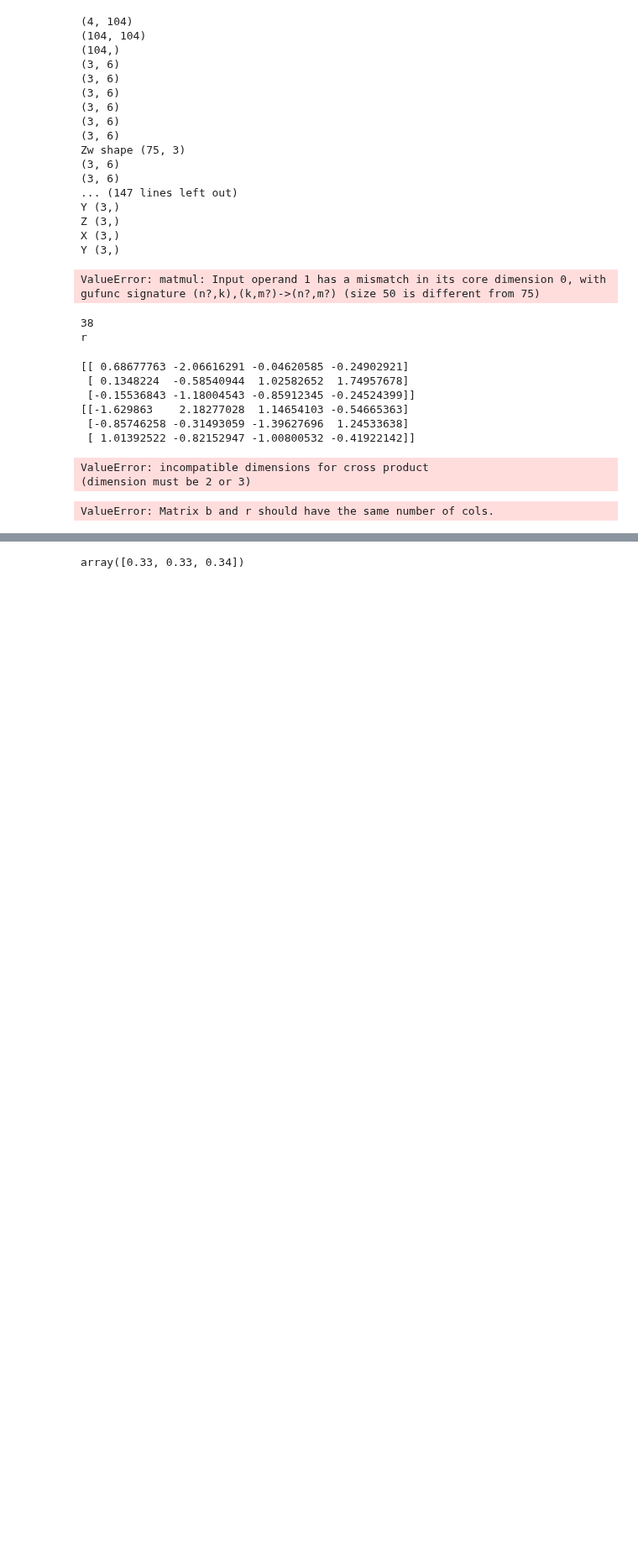
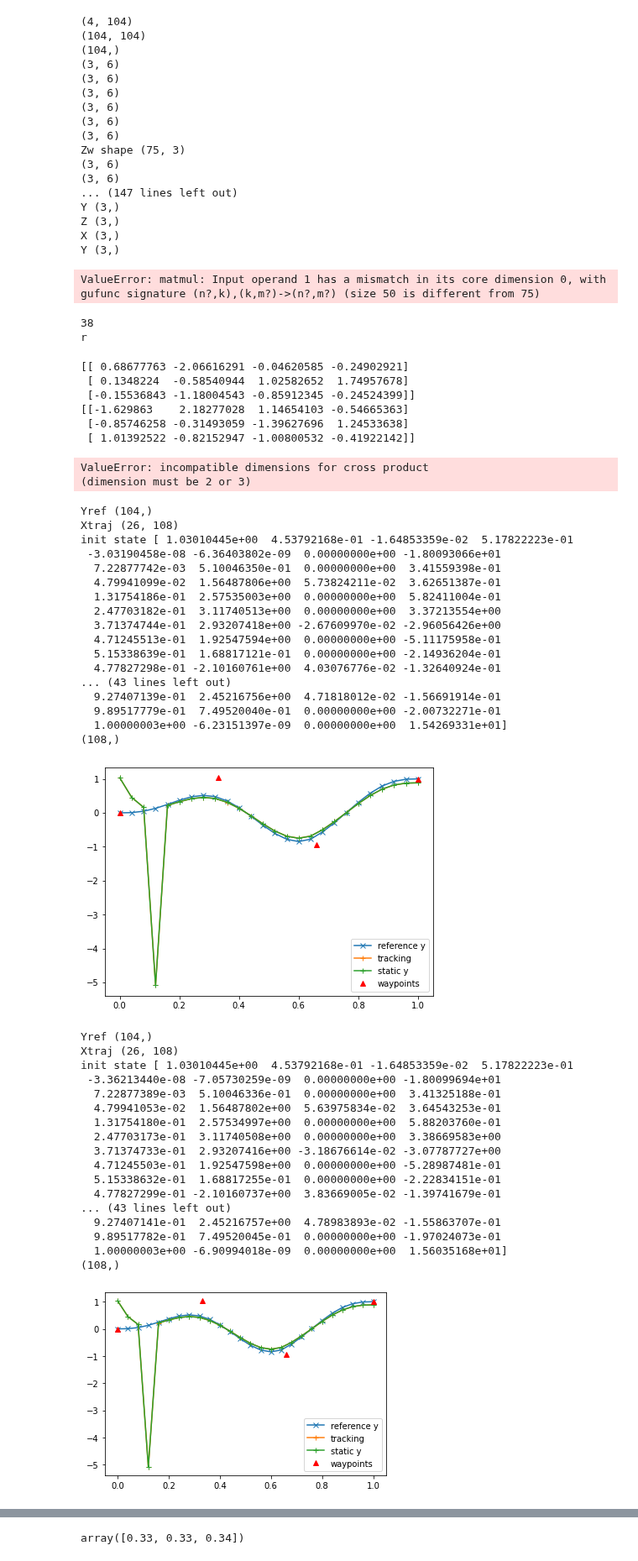
Before and after one commit to Nusha97/Layered-control-architectures-for-Robotics, a Jupyter notebook: Python/test_icnn.ipynb, the cells around one changed output, grey strips where cells are left out. Shown at 84% size. Cells and saved outputs as stored; diff of their text form; code cells hidden in the pictures; blank space fills up the shorter version.

```diff
--- a/Python/test_icnn.ipynb
+++ b/Python/test_icnn.ipynb
@@ -398,6 +398,9 @@ quad = linear_quad(dist=None)
 Ax = quad.Ax
 Bx = quad.Bx
 
+Ay = quad.Ay
+By = quad.By
+
 # Generating x, y, z, yaw waypoints
 
 waypoints = [[0, 0, 0, 0],
@@ -411,17 +414,17 @@ num_points = 20
 # LQR Controller for x-subsystem
 
 p = 4
-q = 2
+q = 1
 
 sigma = 0
 
 Qx, Rx = 100*np.zeros([p, p]), np.eye(q)
 Qx[0, 0] = 1
-Qx, Rx = 100*np.eye(p), np.eye(q)
+
 Tref = 25
 # T = Tref*3
 # Construct augmented system for tracking
-At, Bt, Qt, Rt = lstd.nominal_to_tracking(Ax, Bx, Qx, Rx, Tref)
+At, Bt, Qt, Rt = lstd.nominal_to_tracking(Ay, By, Qx, Rx, Tref)
 
 Pstar = spl.solve_discrete_are(At, Bt, Qt, Rt)
 Kstar = -np.linalg.pinv(Bt.T @ Pstar @ Bt + Rt) @ (Bt.T @ Pstar @ At)
@@ -434,37 +437,72 @@ vi_ctrlr = test_utils.TVcontroller(Kvi[:])
 
 
 # Spline trajectory
 rhos = np.concatenate([[0], np.logspace(4, 8, 3)])
 tp = np.linspace(0, 1, 26)
 
 plt.figure(figsize=(7, 5))
 for i, rho in enumerate(rhos):
 
     coeffs = generate(waypoints, ts, 5, Tref+1, p, P=Pstar, rho=rho)
     ref = quad.compute_states(coeffs[0], coeffs[1], coeffs[2], coeffs[3], ts, Tref+1)
 
-    xref = np.vstack([ref[0], ref[1], ref[8], ref[9]]).flatten()
     xref = np.dstack([ref[0], ref[1], ref[8], ref[9]]).flatten()
-    print("Xref", xref.shape)
+    yref = np.dstack([ref[2], ref[3], ref[6], ref[7]]).flatten()
 
-    d0 = np.concatenate([waypoints[0], xref])
+    print("Yref", yref.shape)
+
+    d0 = np.concatenate([waypoints[1], yref])
 
     xtraj, utraj, rtraj = test_utils.sample_traj(At, Bt, Qt, Rt, static_ctrl, Tref, d0, sigma=0)
-    print("X traj shape", xtraj.shape)
     vi_ctrlr = test_utils.TVcontroller(Kvi[:])
     xvi, uvi, rvi = test_utils.sample_traj(At, Bt, Qt, Rt, vi_ctrlr.ctrl, Tref, d0, sigma=0)
 
     # plt.subplot(3, len(rhos), i+1+len(rhos))
-    plt.plot(tp, xref[0::p], 'x-', label='reference x')
+    plt.plot(tp, yref[0::p], 'x-', label='reference y')
     plt.plot(tp, xvi[:, 0], '+-', label='tracking')
-    plt.plot(tp, xtraj[:, 0], '+-', label='static x')
+    plt.plot(tp, xtraj[:, 0], '+-', label='static y')
     plt.plot(ts, waypoints[:, 0], 'r^', label='waypoints')
     plt.legend()
 
     # plt.subplot(3, len(rhos), i+1+2*len(rhos))
     # plt.plot(np.arange(Tref), np.abs(utraj), '+--', label='static')
     # plt.plot(np.arange(Tref), np.abs(uvi), '+--', label='opt')
     # plt.legend()
     plt.show()
 # %% [output]
-ValueError: Matrix b and r should have the same number of cols.
+Yref (104,)
+Xtraj (26, 108)
+init state [ 1.03010445e+00  4.53792168e-01 -1.64853359e-02  5.17822223e-01
+ -3.03190458e-08 -6.36403802e-09  0.00000000e+00 -1.80093066e+01
+  7.22877742e-03  5.10046350e-01  0.00000000e+00  3.41559398e-01
+  4.79941099e-02  1.56487806e+00  5.73824211e-02  3.62651387e-01
+  1.31754186e-01  2.57535003e+00  0.00000000e+00  5.82411004e-01
+  2.47703182e-01  3.11740513e+00  0.00000000e+00  3.37213554e+00
+  3.71374744e-01  2.93207418e+00 -2.67609970e-02 -2.96056426e+00
+  4.71245513e-01  1.92547594e+00  0.00000000e+00 -5.11175958e-01
+  5.15338639e-01  1.68817121e-01  0.00000000e+00 -2.14936204e-01
+  4.77827298e-01 -2.10160761e+00  4.03076776e-02 -1.32640924e-01
+... (43 lines left out)
+  9.27407139e-01  2.45216756e+00  4.71818012e-02 -1.56691914e-01
+  9.89517779e-01  7.49520040e-01  0.00000000e+00 -2.00732271e-01
+  1.00000003e+00 -6.23151397e-09  0.00000000e+00  1.54269331e+01]
+(108,)
+[figure, added]
+Yref (104,)
+Xtraj (26, 108)
+init state [ 1.03010445e+00  4.53792168e-01 -1.64853359e-02  5.17822223e-01
+ -3.36213440e-08 -7.05730259e-09  0.00000000e+00 -1.80099694e+01
+  7.22877389e-03  5.10046336e-01  0.00000000e+00  3.41325188e-01
+  4.79941053e-02  1.56487802e+00  5.63975834e-02  3.64543253e-01
+  1.31754180e-01  2.57534997e+00  0.00000000e+00  5.88203760e-01
+  2.47703173e-01  3.11740508e+00  0.00000000e+00  3.38669583e+00
+  3.71374733e-01  2.93207416e+00 -3.18676614e-02 -3.07787727e+00
+  4.71245503e-01  1.92547598e+00  0.00000000e+00 -5.28987481e-01
+  5.15338632e-01  1.68817255e-01  0.00000000e+00 -2.22834151e-01
+  4.77827299e-01 -2.10160737e+00  3.83669005e-02 -1.39741679e-01
+... (43 lines left out)
+  9.27407141e-01  2.45216757e+00  4.78983893e-02 -1.55863707e-01
+  9.89517782e-01  7.49520045e-01  0.00000000e+00 -1.97024073e-01
+  1.00000003e+00 -6.90994018e-09  0.00000000e+00  1.56035168e+01]
+(108,)
+[figure, added]
```
Also changed, not shown: parts of 2 cells of this notebook, 3 other files.
